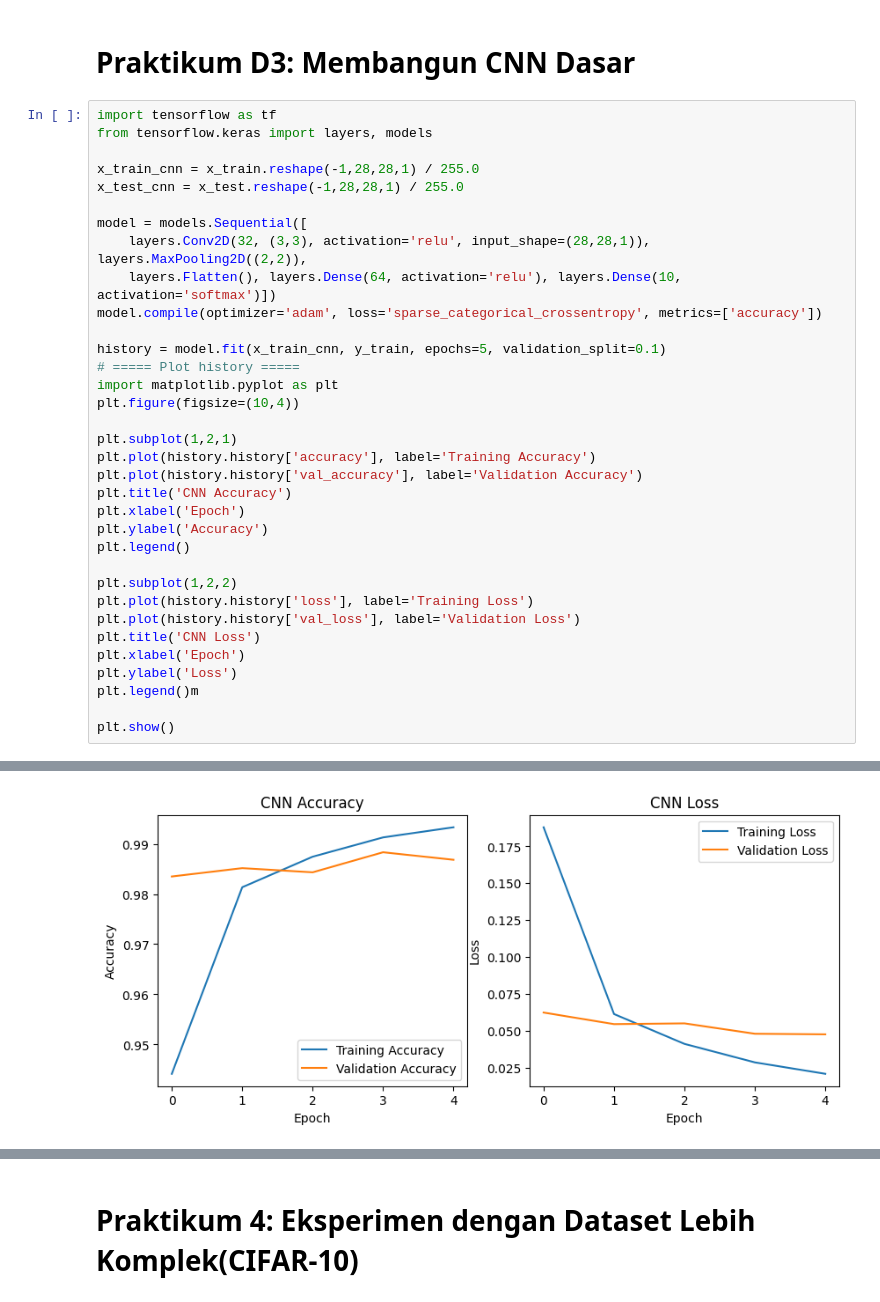
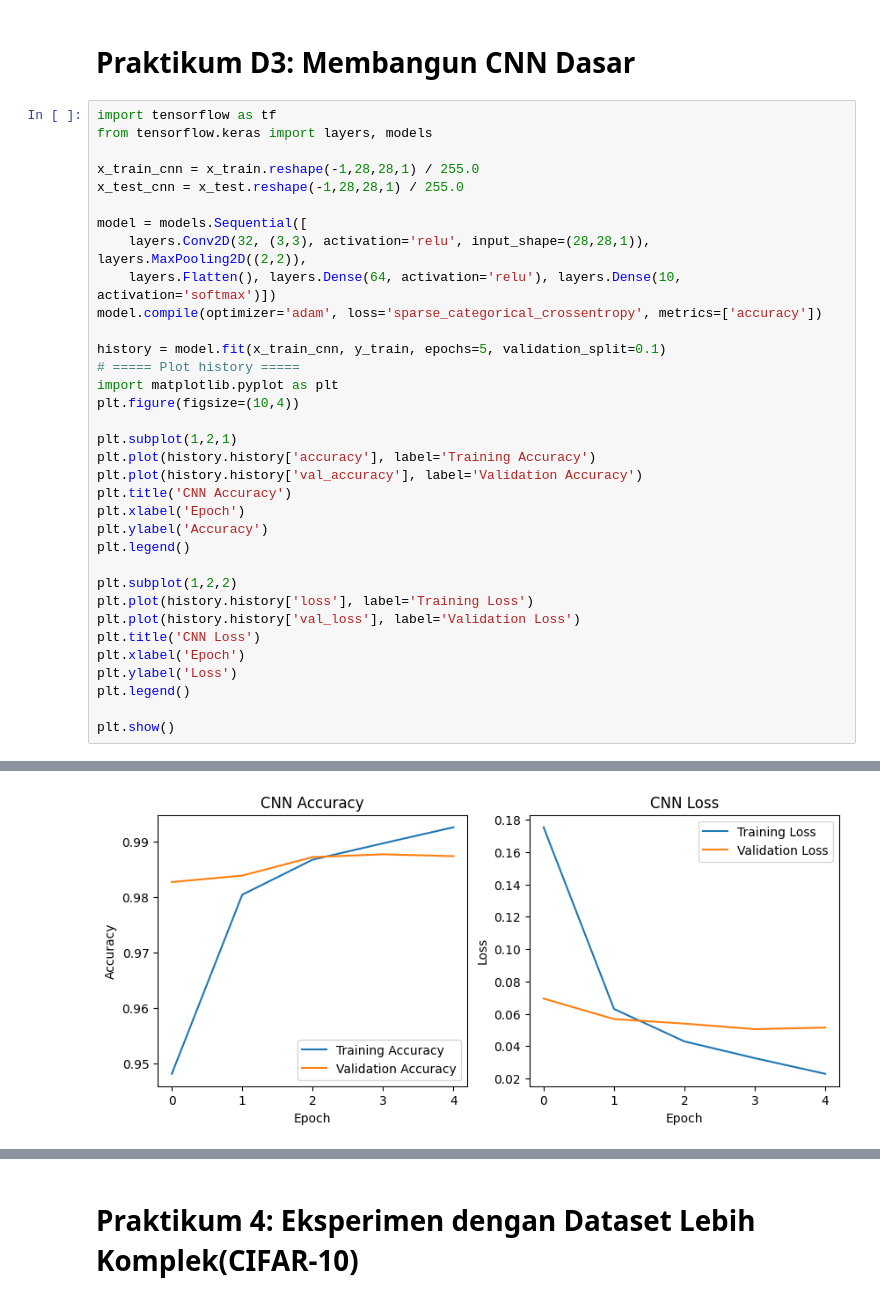
Before and after one commit to zalfajhra/2025_VK_TI2C, a Jupyter notebook: Jobsheet_02.ipynb, the cells around one changed output, grey strips where cells are left out. Drawn from its saved outputs; the diff is of its cells as text.

```diff
--- a/Jobsheet_02.ipynb
+++ b/Jobsheet_02.ipynb
@@ -107,7 +107,7 @@ plt.plot(history.history['val_loss'], label='Validation Loss')
 plt.title('CNN Loss')
 plt.xlabel('Epoch')
 plt.ylabel('Loss')
-plt.legend()m
+plt.legend()
 
 plt.show()
 # %% [output]
@@ -124,4 +124,4 @@ Epoch 5/5
-[figure, old version]
+[figure, new version]
 # %%
 import tensorflow as tf
 from tensorflow.keras import layers, models
```
Also changed, not shown: parts of 10 cells of this notebook.
